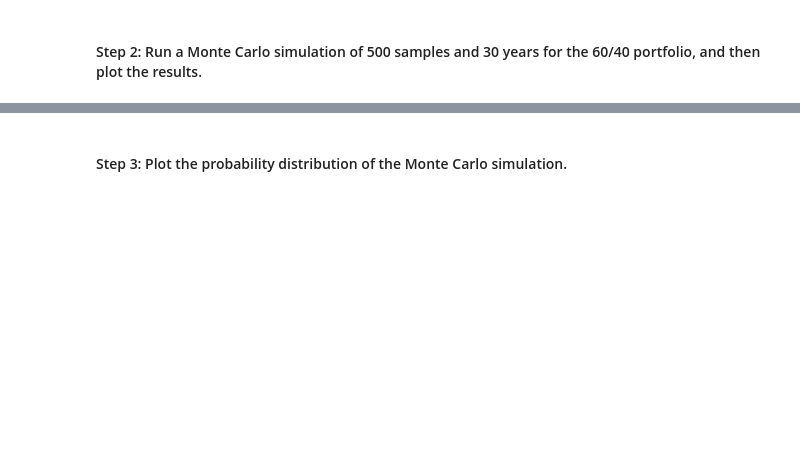
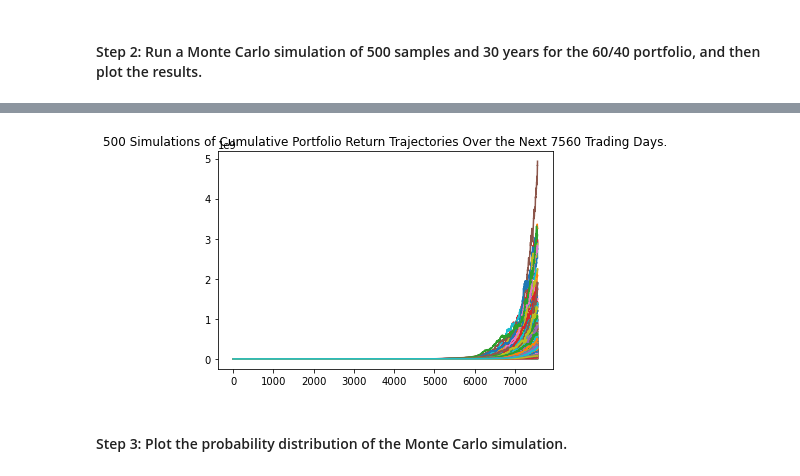
Before and after one commit to SamuelMoore1/Financial_Planning_with_APIs_and_Simulations_HW_5, a Jupyter notebook: Financial Planning with APIs and Simulations HW_5/financial_planning_tools.ipynb, the cells around one changed output, grey strips where cells are left out. Drawn from its saved outputs; the diff is of its cells as text; code cells hidden in the pictures; blank space fills up the shorter version.

```diff
--- a/Financial Planning with APIs and Simulations HW_5/financial_planning_tools.ipynb
+++ b/Financial Planning with APIs and Simulations HW_5/financial_planning_tools.ipynb
@@ -416,27 +415,24 @@ In this section, you’ll use the MCForecastTools library to create a Monte Carl
 # %%
 # Set start and end dates of 10 years back from your current date
 # Alternatively, you can use an end date of 2020-08-07 and work 10 years back from that date
+# start_date = "2010-08-07"
+# end_date = "2020-08-07"
 
-start_date = "2010-08-07"
-end_date = "2020-08-07"
+start_date = pd.Timestamp("2010-08-07", tz="America/New_York").isoformat()
+end_date = pd.Timestamp("2020-08-07", tz="America/New_York").isoformat()
 # %%
 # Use the Alpaca get_barset function to make the API call to get the 10 years worth of pricing data
 # The tickers and timeframe parameters should have been set in Part 1 of this activity
 # The start and end dates should be updated with the information set above
 # Remember to add the df property to the end of the call so the response is returned as a DataFrame
-#start_date = pd.Timestamp("2010-08-07", tz="America/New_York").isoformat()
-#end_date = pd.Timestamp("2020-08-07", tz="America/New_York").isoformat()
-
 
 ticker_data = api.get_barset(
-    ticker ,
-    timeframe=start_date + end_date,
+    tickers,
+    timeframe,
     start=start_date,
     end=end_date
 ).df
 
-
 # Display both the first and last five rows of the DataFrame
 ticker_data.head()
-ticker_data.tail()
 # %% [output]
@@ -447,7 +450,11 @@ NameError: name 'ticker' is not defined
 # Configure the Monte Carlo simulation to forecast 30 years cumulative returns
 # The weights should be split 40% to AGG and 60% to SPY.
 # Run 500 samples.
-savings_df
+MC_thirty_years = MCSimulation(
+portfolio_data = ticker_data,
+weights=[.40, .60],
+num_simulation=500,
+num_trading_days=252*30)
 
 # Review the simulation input data
-# YOUR CODE HERE
+MC_thirty_years.portfolio_data.head()
@@ -457,7 +504,9 @@ savings_df
 # %%
 # Visualize the 30-year Monte Carlo simulation by creating an
 # overlay line plot
-# YOUR CODE HERE
+MC_plot = MC_thirty_years.plot_simulation()
+# %% [output]
+[figure, added]
 # %% [markdown]
 #### Step 3: Plot the probability distribution of the Monte Carlo simulation.
 # %%
```
Also changed, not shown: parts of 28 cells of this notebook.
